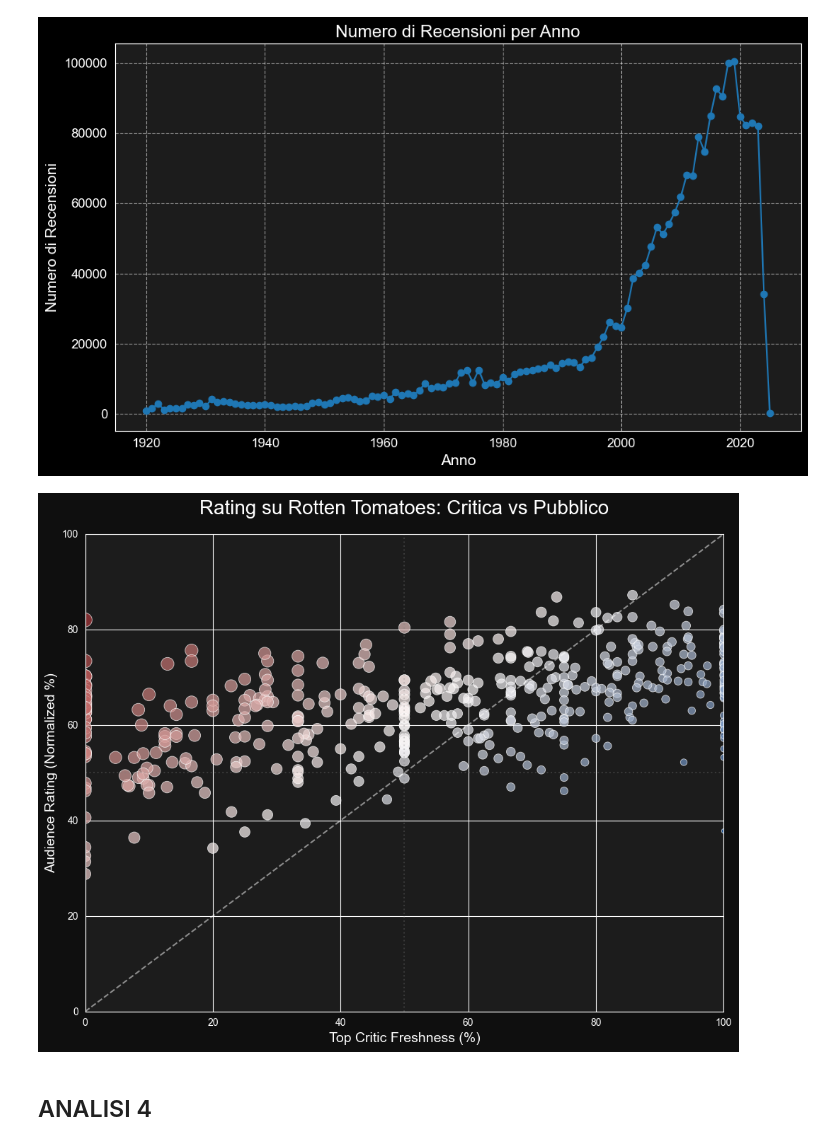
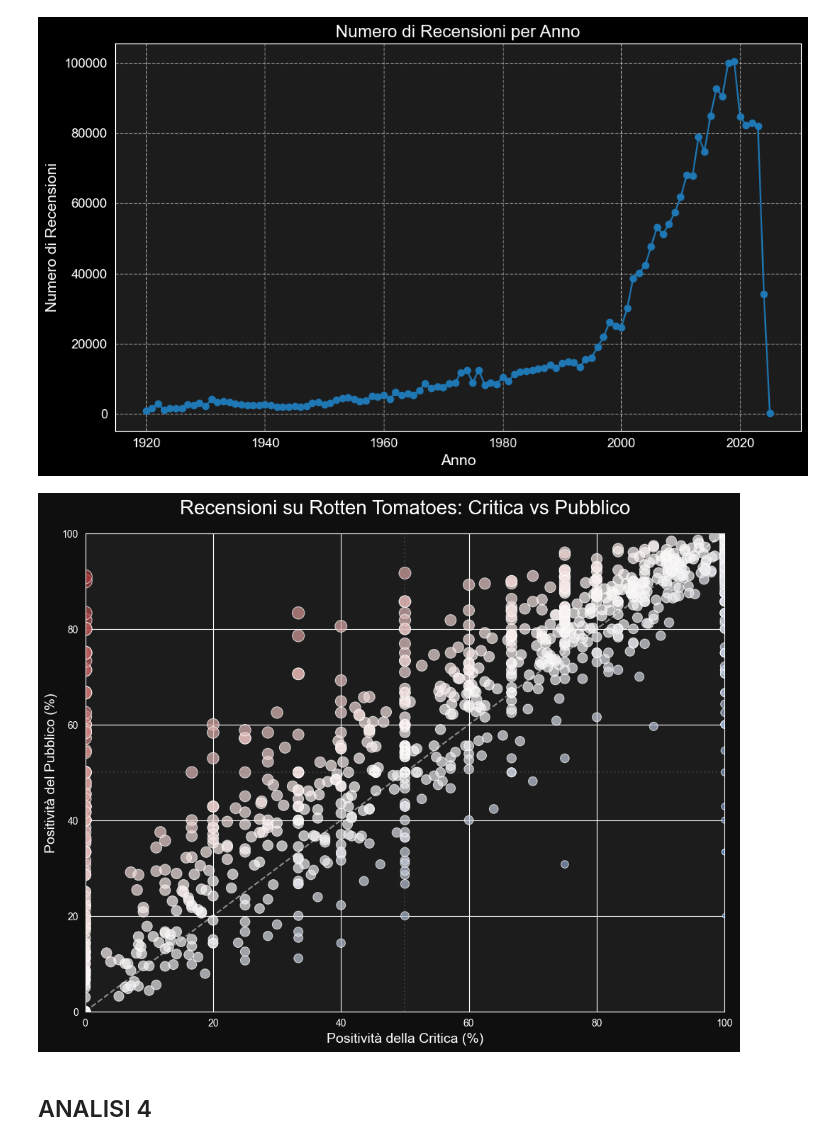
Before and after one commit to tha-raptor/IUM, a Jupyter notebook: solution/data-EDA/IUM_Data_Analysis.ipynb, the cells around one changed output. Cells and saved outputs as stored; diff of their text form; code cells hidden in the pictures.

```diff
--- a/solution/data-EDA/IUM_Data_Analysis.ipynb
+++ b/solution/data-EDA/IUM_Data_Analysis.ipynb
@@ -262,50 +262,49 @@ top_critics = df_tomatoes_merge[df_tomatoes_merge['top_critic'] == True]
 critic_consensus = top_critics.groupby('match_title')['is_fresh'].mean().reset_index()
 critic_consensus.columns = ['match_title', 'critic_pct']
 
-df_gap_real = pd.merge(df_movies_merge, critic_consensus, on='match_title', how='inner')
+audience_consensus = df_tomatoes_merge.groupby('match_title')['is_fresh'].mean().reset_index()
+audience_consensus.columns = ['match_title', 'audience_pct']
 
-# Normalize Audience Rating (1-5 -> 0-100)
-df_gap_real['audience_score_norm'] = (df_gap_real['rating'] / 5) * 100
+df_gap_real = pd.merge(audience_consensus, critic_consensus, on='match_title', how='inner')
 
-# Normalize Critic Score (0.0-1.0 -> 0-100)
+df_gap_real['audience_score_norm'] = df_gap_real['audience_pct'] * 100
+
 df_gap_real['critic_score_norm'] = df_gap_real['critic_pct'] * 100
 
-# Calculate the Gap
 df_gap_real['gap'] = df_gap_real['audience_score_norm'] - df_gap_real['critic_score_norm']
-
 df_sample = df_gap_real.sample(n=1000, random_state=42)
 # %%
 plt.style.use('dark_background')
 fig, ax = plt.subplots(figsize=(10, 8))
 fig.patch.set_facecolor('#0F0F0F')
 ax.set_facecolor('#1C1C1C')
 
 sns.scatterplot(
     data=df_sample,
     x='critic_score_norm',
     y='audience_score_norm',
     hue='gap',
     palette='vlag',
     size='gap',
     sizes=(20, 200),
     alpha=0.7,
     ax=ax,
     legend=False
 )
 ax.plot([0, 100], [0, 100], color='white', linestyle='--', alpha=0.5) # Perfect Agreement
 ax.axhline(50, color='gray', linestyle=':', alpha=0.3)
 ax.axvline(50, color='gray', linestyle=':', alpha=0.3)
 
-ax.set_title('Rating su Rotten Tomatoes: Critica vs Pubblico', fontsize=20, color='white', pad=20)
-ax.set_xlabel('Top Critic Freshness (%)', fontsize=14, color='white')
-ax.set_ylabel('Audience Rating (Normalized %)', fontsize=14, color='white')
+ax.set_title('Recensioni su Rotten Tomatoes: Critica vs Pubblico', fontsize=20, color='white', pad=20)
+ax.set_xlabel('Positività della Critica (%)', fontsize=14, color='white')
+ax.set_ylabel('Positività del Pubblico (%)', fontsize=14, color='white')
 ax.set_xlim(0, 100)
 ax.set_ylim(0, 100)
 
 plt.tight_layout()
 plt.show()
 # %% [output]
-[figure, old version]
+[figure, new version]
 # %% [markdown]
 ## ANALISI 4
 # %%
```
Also changed, not shown: parts of 2 cells of this notebook, 1 other file.
